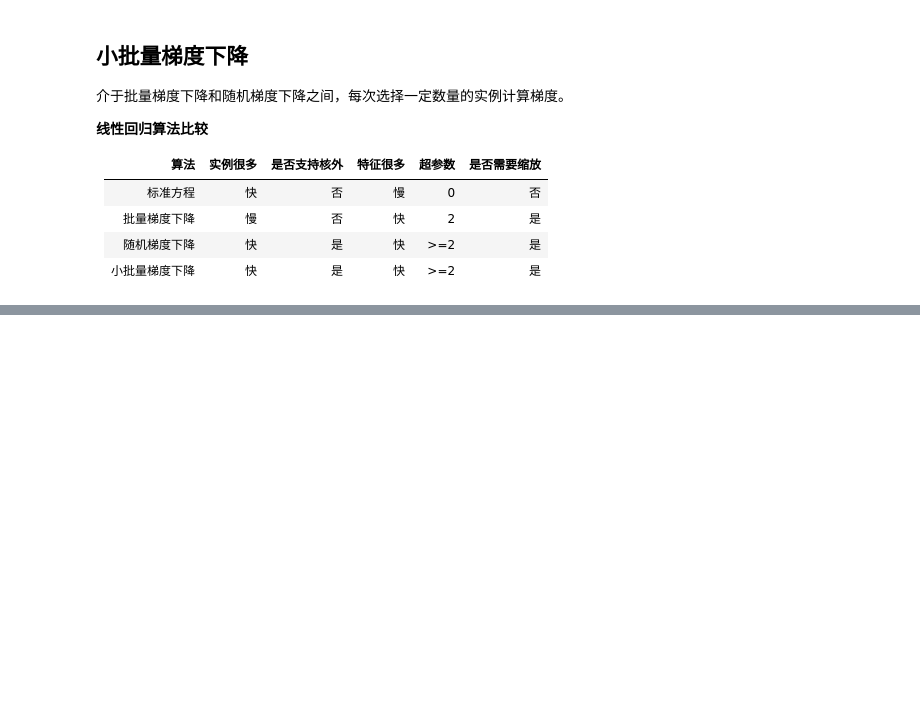
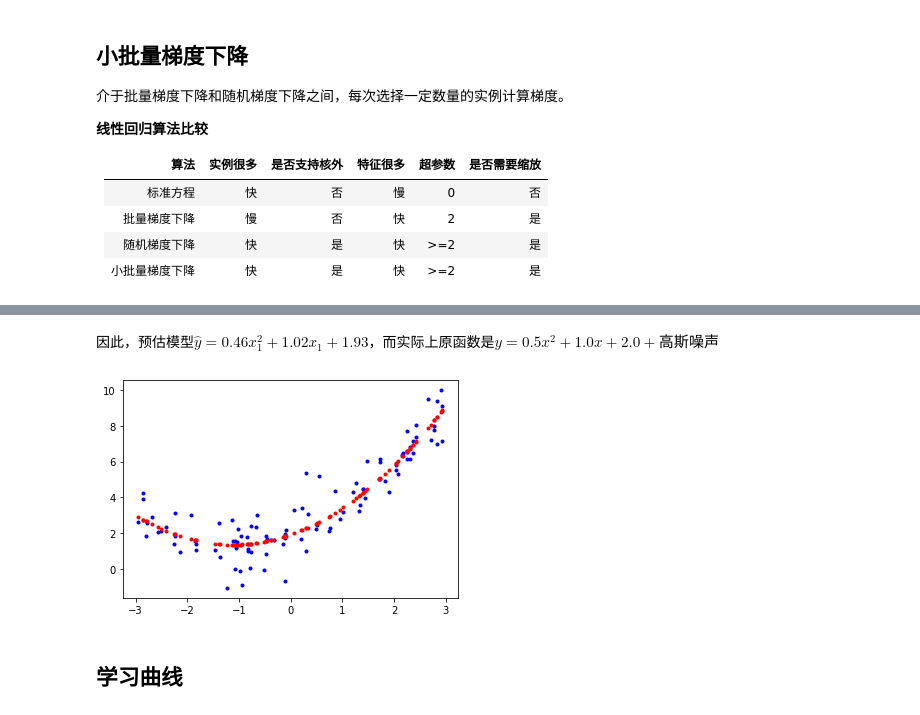
Before and after one commit to wang-tf/Hands-on-ML, a Jupyter notebook: notes/04-训练模型.ipynb, the cells around one changed output, grey strips where cells are left out. Cells and saved outputs as stored; diff of their text form; code cells hidden in the pictures; blank space fills up the shorter version.

```diff
--- a/notes/04-训练模型.ipynb
+++ b/notes/04-训练模型.ipynb
@@ -207,0 +245,12 @@ print(theta)
+# %% [markdown]
+因此，预估模型$\hat y = 0.46x_1^2 + 1.02x_1 + 1.93$，而实际上原函数是$y = 0.5x^2 + 1.0x + 2.0 + 高斯噪声$
+# %%
+y_pred = 0.46 * X ** 2 + 1.02 * X + 1.93
+
+plt.plot(X, y, 'b.')
+plt.plot(X, y_pred, 'r.')
+plt.show()
+# %% [output]
+[figure, added]
+# %% [markdown]
+## 学习曲线
```
Also changed, not shown: parts of 20 cells of this notebook, 1 other file.
